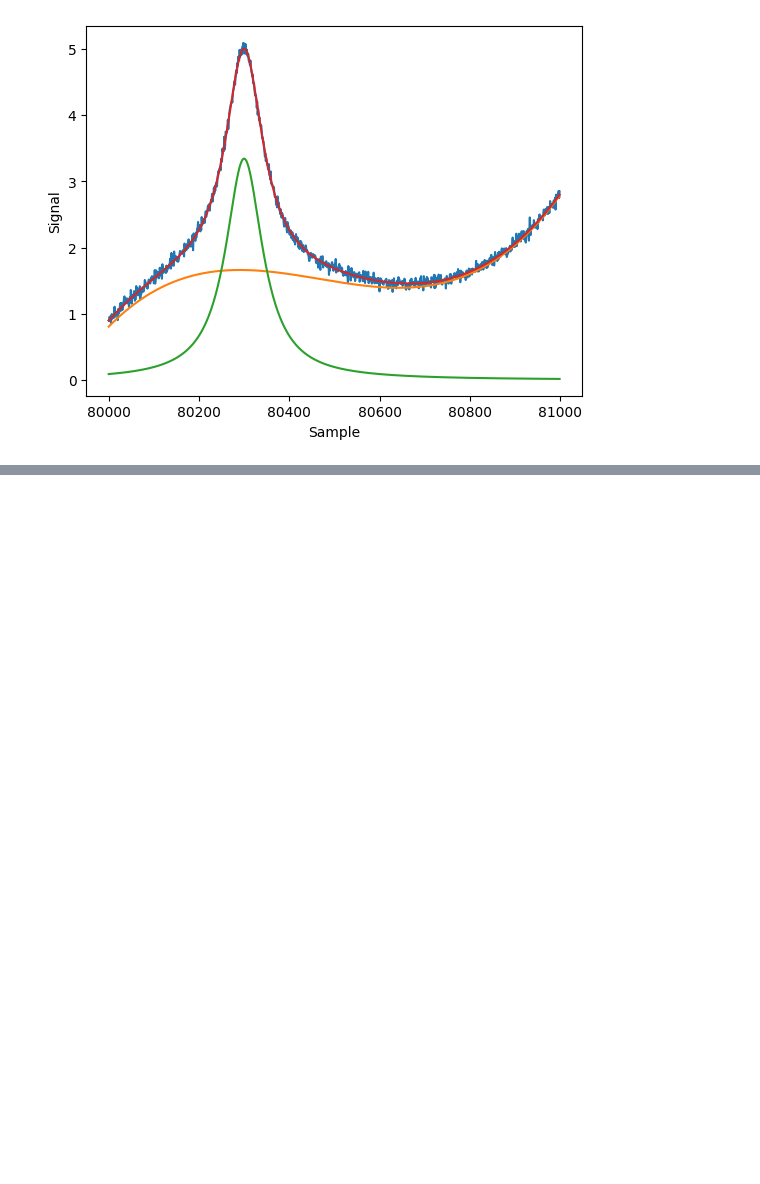
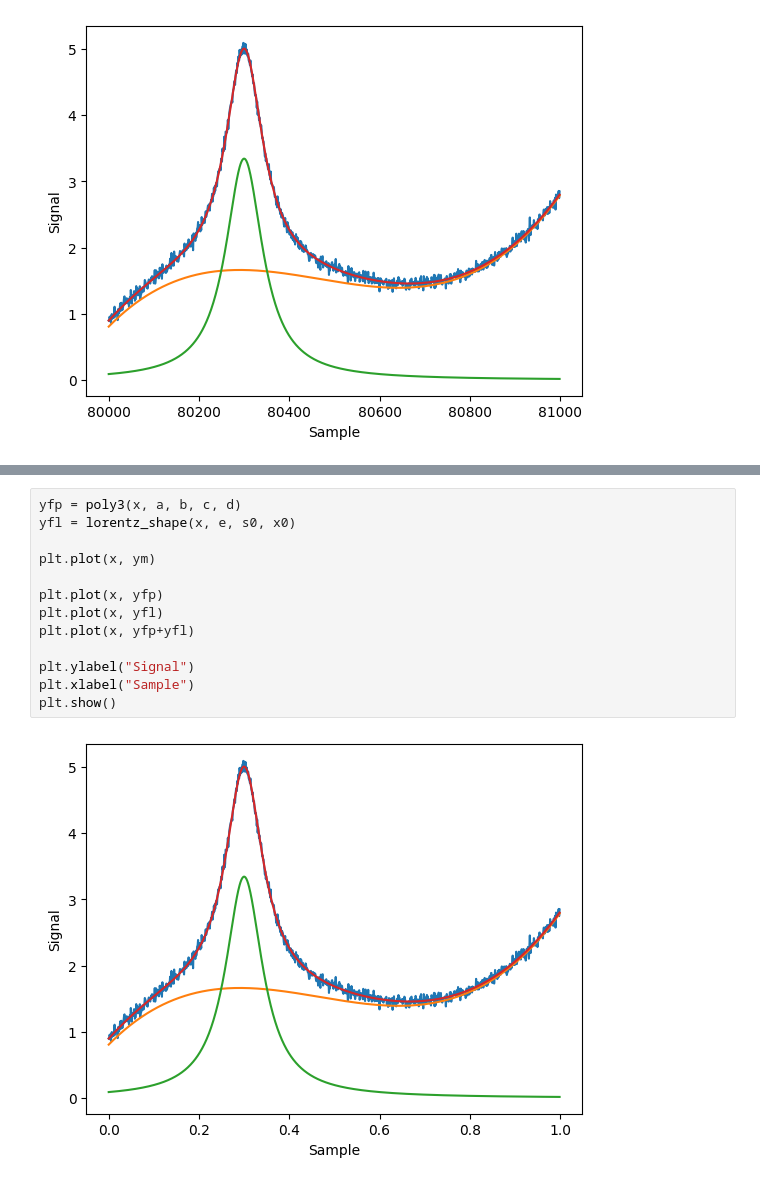
Before and after one commit to nwalser/systems-engineering-numerik, a Jupyter notebook: applications/5_gas_signal_fit_linear.ipynb, the cells around one changed output, grey strips where cells are left out. Saved outputs shown, nothing was run; the diff lists cells and outputs as text; blank space fills up the shorter version.

```diff
--- a/applications/5_gas_signal_fit_linear.ipynb
+++ b/applications/5_gas_signal_fit_linear.ipynb
@@ -51,0 +84,15 @@ plt.show()
+# %%
+yfp = poly3(x, a, b, c, d)
+yfl = lorentz_shape(x, e, s0, x0)
+
+plt.plot(x, ym)
+
+plt.plot(x, yfp)
+plt.plot(x, yfl)
+plt.plot(x, yfp+yfl)
+
+plt.ylabel("Signal")
+plt.xlabel("Sample")
+plt.show()
+# %% [output]
+[figure, added]
```
Also changed, not shown: parts of 6 cells of this notebook, 8 other files.
